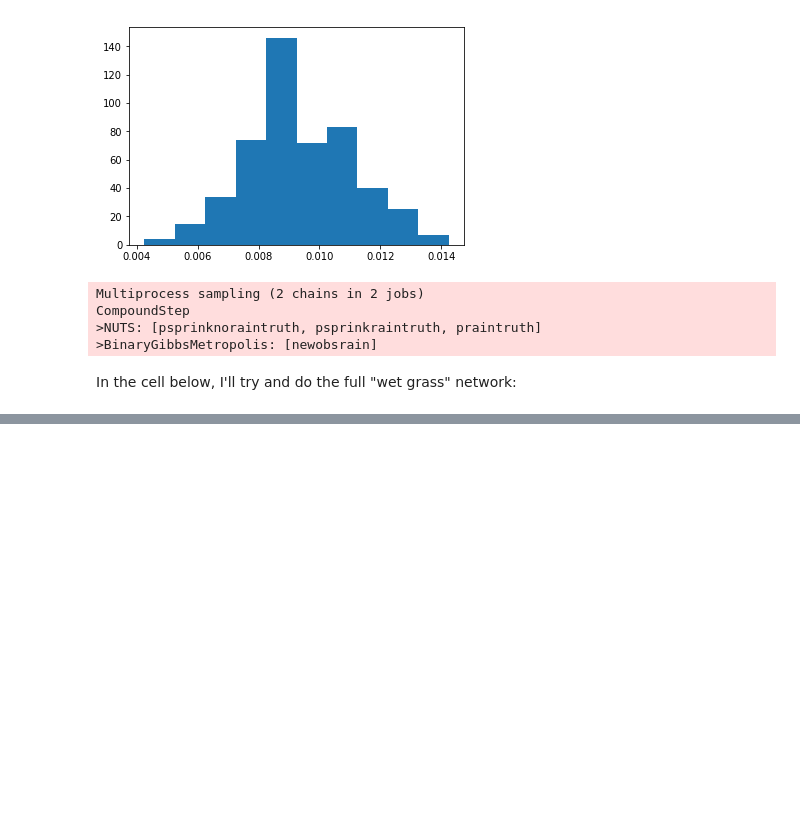
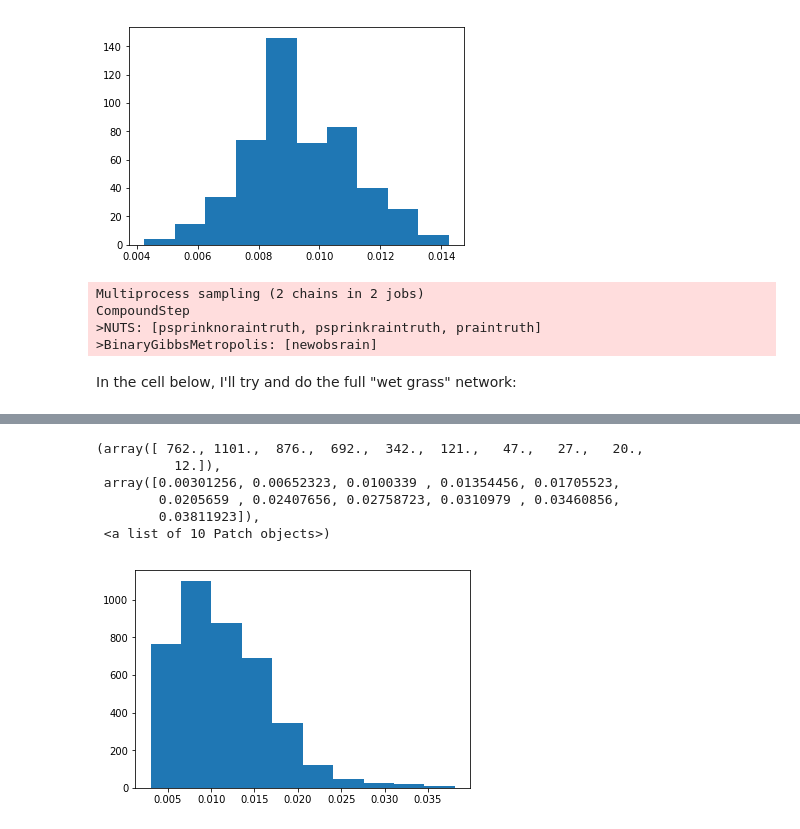
Before and after one commit to mattpitkin/SurvivalPrediction, a Jupyter notebook: WetGrass.ipynb, the cells around one changed output, grey strips where cells are left out. Drawn from its saved outputs; the diff is of its cells as text; code cells hidden in the pictures; blank space fills up the shorter version.

```diff
--- a/WetGrass.ipynb
+++ b/WetGrass.ipynb
@@ -494,0 +507,10 @@ The number of effective samples is smaller than 10% for some parameters.
+# %%
+pl.hist(trace['pwetgrasssprinkrain'])
+# %% [output]
+(array([ 762., 1101.,  876.,  692.,  342.,  121.,   47.,   27.,   20.,
+          12.]),
+ array([0.00301256, 0.00652323, 0.0100339 , 0.01354456, 0.01705523,
+        0.0205659 , 0.02407656, 0.02758723, 0.0310979 , 0.03460856,
+        0.03811923]),
+ <a list of 10 Patch objects>)
+[figure, added]
```
Also changed, not shown: parts of 3 cells of this notebook.
